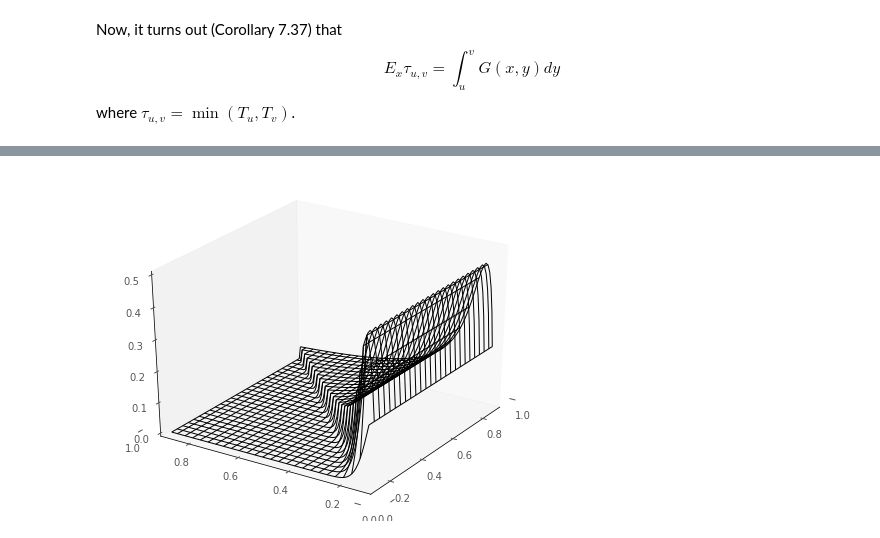
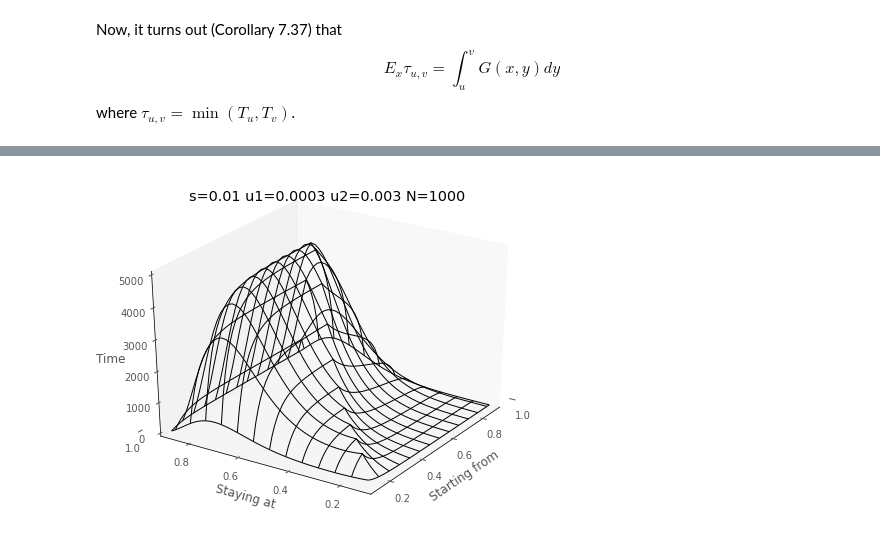
Before and after one commit to yoavram/ipython-notebooks, a Jupyter notebook: Diffusion equation for simple WF model.ipynb, the cells around one changed output, grey strips where cells are left out. Saved outputs shown, nothing was run; the diff lists cells and outputs as text; code cells hidden in the pictures.

```diff
--- a/Diffusion equation for simple WF model.ipynb
+++ b/Diffusion equation for simple WF model.ipynb
@@ -115,6 +116,7 @@ psi(0.5)
 # %%
 from scipy.integrate import quad
-phi = lambda x: quad(psi,0.5,x)[0]
+def phi(x):
+    return quad(psi,0.5,x)[0]
 # %%
 print r"beta_1", N*u1
 print r"beta_2", N*u2
@@ -161,6 +164,7 @@ The stationary measure, by Theorem 7.8, is $m(x) = 1/a(x)\psi(x)$. This is also
 # %%
-m = lambda x: 1.0 / (a(x) * psi(x))
+def m(x):
+    return 1.0 / (a(x) * psi(x))
 # %%
-x = linspace(0,1,100)
-mx = [m(xx) for xx in x]
+x = linspace(0.01,0.99,100)
+mx = array([m(xx) for xx in x])
 # %%
@@ -249,4 +255,3 @@ G(0.5,0.2,0.001,0.999)
 # %%
-x = linspace(u+0.01, v-0.01, 100)
+x = linspace(u+0.01, v-0.01, 50)
 y=x.copy()
-print x
@@ -268,17 +262,21 @@ from mpl_toolkits.mplot3d.axes3d import Axes3D
 # %%
 fig = plt.figure(figsize=(8,6))
 
 ax = fig.add_subplot(1, 1, 1, projection='3d')
 
 X,Y = meshgrid(x,y)
 #ax.plot_surface(X,Y, Gs, rstride=4, cstride=4, alpha=0.25)#, color='k')
-ax.plot_wireframe(X,Y, Gs, rstride=4, cstride=4, color='k')
+ax.plot_wireframe(X, Y, Gs*N, rstride=4, cstride=4, color='k')
 ax.view_init(azim=33+180)
 ax.set_axis_bgcolor('w')
 #ax.set_zlim(0,2)
-ax.set_xticks(arange(0,1.1,0.2));
-ax.set_yticks(arange(0,1.1,0.2));
+ax.set_xticks(arange(0.2,1.1,0.2));
+ax.set_yticks(arange(0.2,1.1,0.2));
 #ax.set_zticks(arange(0,2.1,0.5));
 ax.grid(False)
+ax.set_xlabel("Starting from")
+ax.set_ylabel("Staying at")
+ax.set_zlabel("Time")
+ax.set_title("s=%.2g u1=%.2g u2=%.2g N=%d" % (s, u1, u2, N));
 # %% [output]
-[figure, old version]
+[figure, new version]
```
Also changed, not shown: parts of 17 cells of this notebook.
